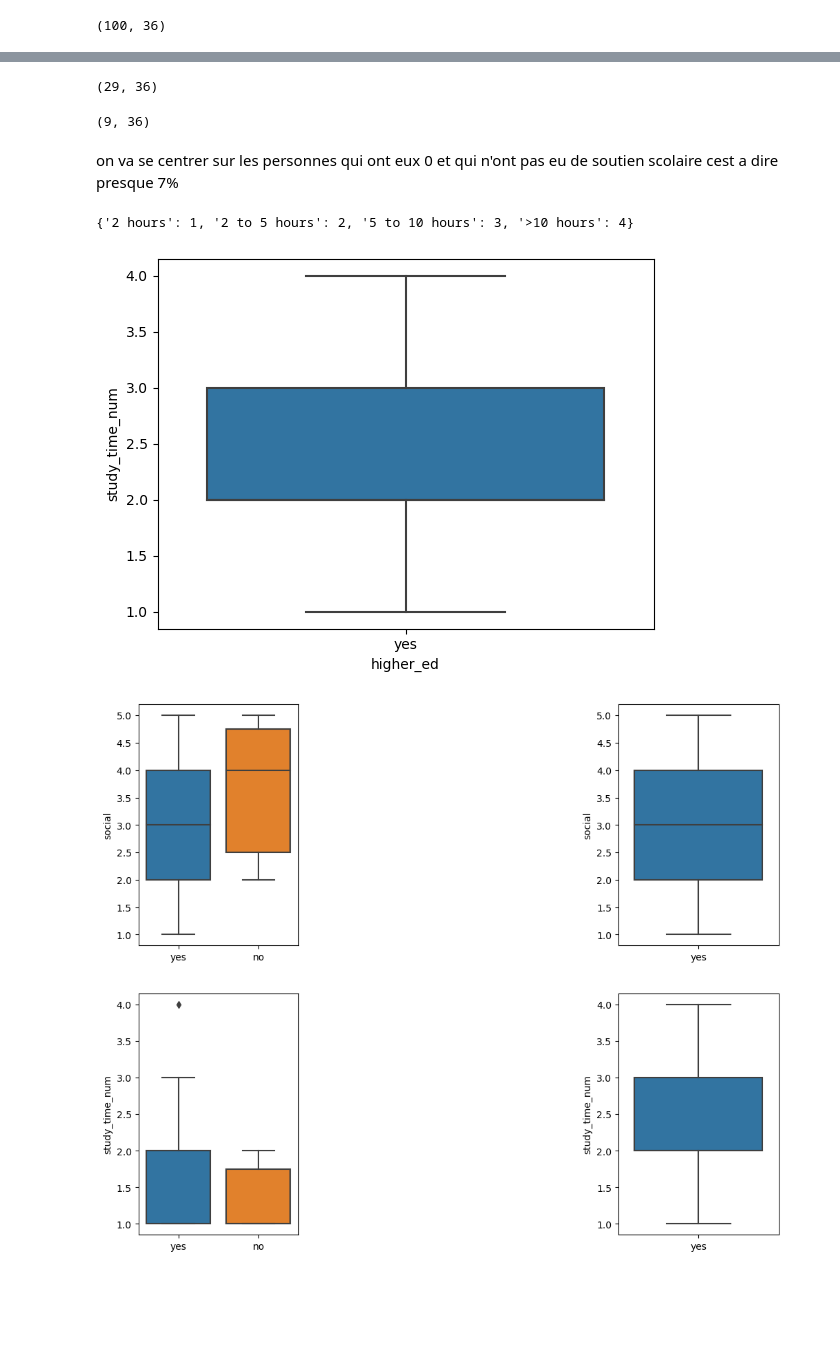
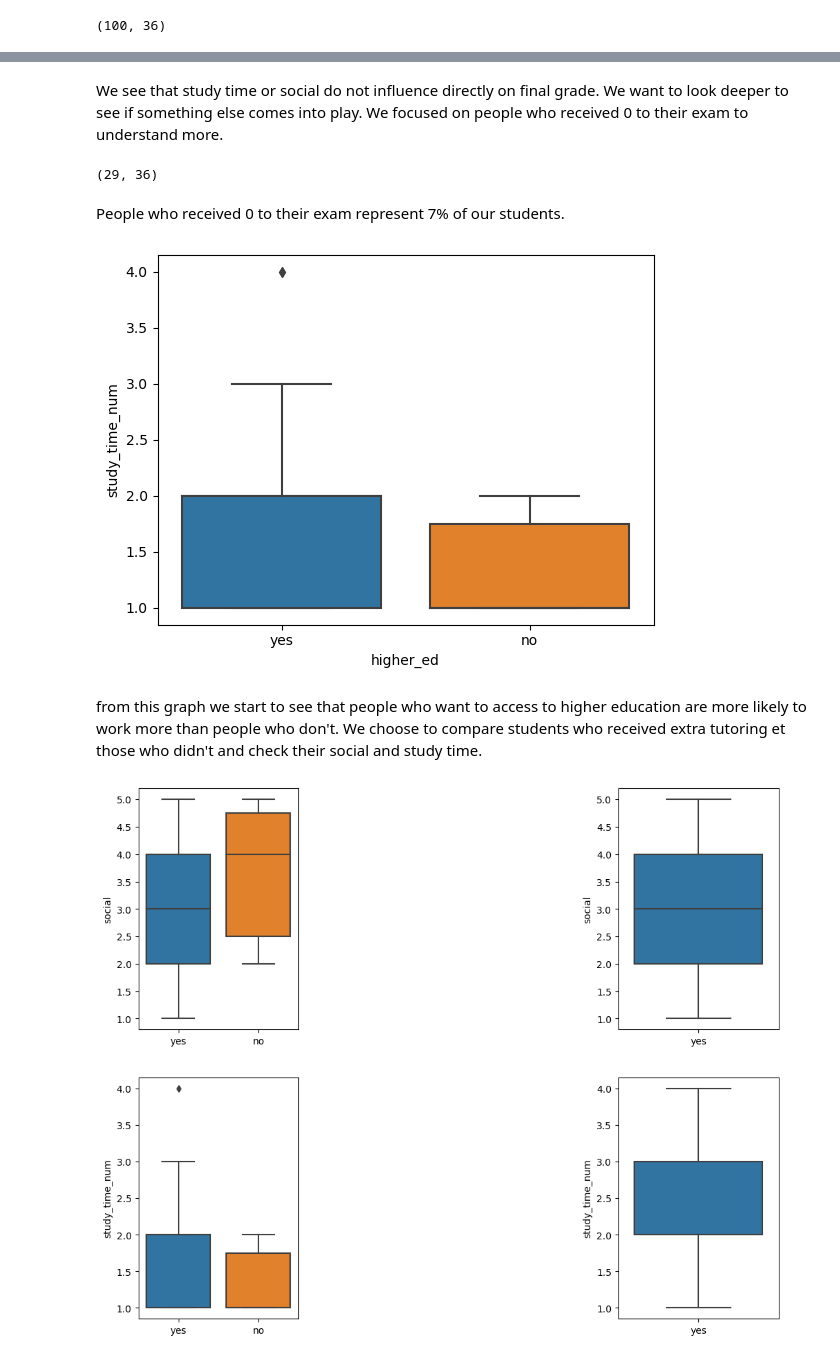
Before and after one commit to SarahDerhy/Project1, a Jupyter notebook: Untitled1.ipynb, the cells around one changed output, grey strips where cells are left out. Saved outputs shown, nothing was run; the diff lists cells and outputs as text; code cells hidden in the pictures; blank space fills up the shorter version.

```diff
--- a/Untitled1.ipynb
+++ b/Untitled1.ipynb
@@ -170,26 +156,22 @@ plt.figure(figsize=(4,3))
+# %% [markdown]
+We see that study time or social do not influence directly on final grade. We want to look deeper to see if something else comes into play. We focused on people who received 0 to their exam to understand more.
 # %%
 filtered_zero_no_df =student_df[(student_df['AtLeastTwoYes'] == 'No') & (student_df['final_grade'] == 0)]
 filtered_zero_no_df.shape
 # %% [output]
 (29, 36)
-# %%
-filtered_zero_yes_df =student_df[(student_df['AtLeastTwoYes'] == 'Yes') & (student_df['final_grade'] == 0)]
-filtered_zero_yes_df.shape
-# %% [output]
-(9, 36)
-# %% [markdown]
-on va se centrer sur les personnes qui ont eux 0 et qui n'ont pas eu de soutien scolaire cest a dire  presque 7%
+# %% [markdown]
+People who received 0 to their exam represent 7% of our students.
 # %%
 study_time_mapp={"2 hours":1,"2 to 5 hours":2, "5 to 10 hours":3, ">10 hours":4}
 student_df["study_time_num"]= student_df["study_time"].map(study_time_mapp)
-study_time_mapp
-# %% [output]
-{'2 hours': 1, '2 to 5 hours': 2, '5 to 10 hours': 3, '>10 hours': 4}
 # %%
-sns.boxplot( x = "higher_ed", y = "study_time_num",data= filtered_zero_yes_df)
+sns.boxplot( x = "higher_ed", y = "study_time_num",data= filtered_zero_no_df)
 plt.show()
 # %% [output]
-[figure, old version]
+[figure, new version]
+# %% [markdown]
+from this graph we start to see that people who want to access to higher education are more likely to work more than people who don't. We choose to compare students who received extra tutoring et those who didn't and check their social and study time.
 # %%
 fig, ax = plt.subplots(2, 2, figsize=(12, 10))
 
```
Also changed, not shown: parts of 95 cells of this notebook.
